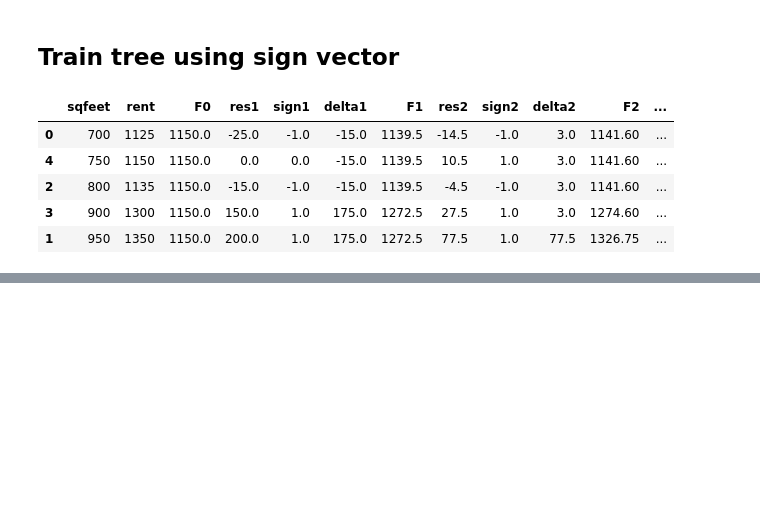
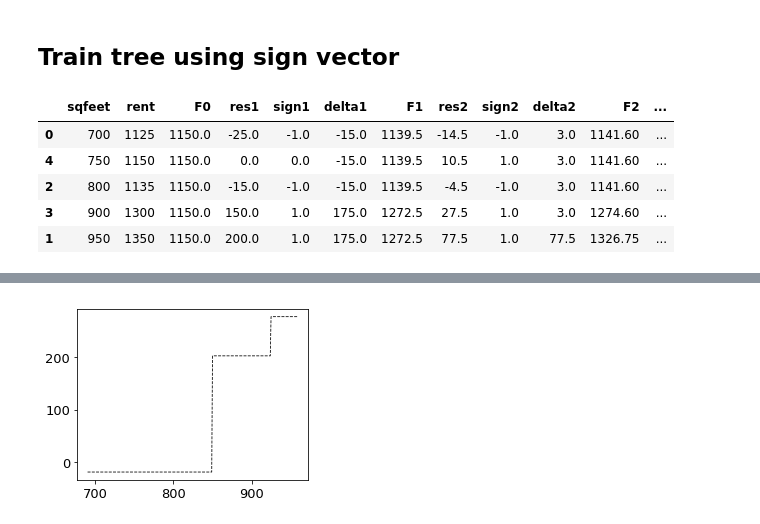
Before and after one commit to parrt/ml-articles, a Jupyter notebook: gradient-boosting/notebooks/dev-mae.ipynb, the cells around one changed output, grey strips where cells are left out. Cells and saved outputs as stored; diff of their text form; code cells hidden in the pictures; blank space fills up the shorter version.

```diff
--- a/gradient-boosting/notebooks/dev-mae.ipynb
+++ b/gradient-boosting/notebooks/dev-mae.ipynb
@@ -51,6 +51,16 @@ class Stub:
         lmed = np.median(self.left)
         rmed = np.median(self.right)
         return lmed if x < self.split else rmed
+
+class GBM:
+    def __init__(self, stubs):
+        self.stubs = stubs
+
+    def l1predict(self, x):
+        delta = 0.0
+        for t in stubs:
+            delta += t.l1predict(x)
+        return delta
 # %%
 df = data()
 df
@@ -72,12 +82,16 @@ def boost(df, xcol, ycol, splits, eta, stages):
     f0 = df[ycol].median()
     df['F0'] = f0
 
+    stubs = []
     for s in range(1,M+1):
         df[f'res{s}'] = df[ycol] - df[f'F{s-1}']
         df[f'sign{s}'] = np.sign(df[f'res{s}'])
         t = Stub(df.sqfeet, df[f'res{s}'], splits[s])
+        stubs.append(t)
         df[f'delta{s}'] = [t.l1predict(x) for x in df[xcol]]
         df[f'F{s}'] = df[f'F{s-1}'] + eta * df[f'delta{s}']
+
+    return GBM(stubs)
 # %%
 M = 3
 eta = 0.7
@@ -99,0 +248,8 @@ print(mse,mae)
+# %%
+df = data()
+gbm = boost(df, 'sqfeet', 'rent', splits, eta, M)
+df['deltas12'] = 0.7 * df[['delta1','delta2']].sum(axis=1)
+df['deltas123'] = 0.7 * df[['delta1','delta2','delta3']].sum(axis=1)
+df['deltas'] = 0.7 * df[['delta1','delta2','delta3']].sum(axis=1) # sum deltas
+
+df[['sqfeet','rent','F0','delta1','delta2','delta3','deltas','deltas12','deltas123']]
@@ -99,0 +263,13 @@ print(mse,mae)
+# %%
+fig, ax = plt.subplots(nrows=1, ncols=1, figsize=(4, 3))
+
+#line1, = ax.plot(df.sqfeet,df.rent, 'o')
+
+sqfeet_range = np.arange(700-10,950+10,1)
+y_pred = [gbm.l1predict(x) for x in sqfeet_range]
+ax.plot(sqfeet_range, y_pred, linewidth=.8, linestyle='--', c='k')
+
+plt.tight_layout()
+plt.show()
+# %% [output]
+[figure, added]
```
Also changed, not shown: parts of 7 cells of this notebook.
